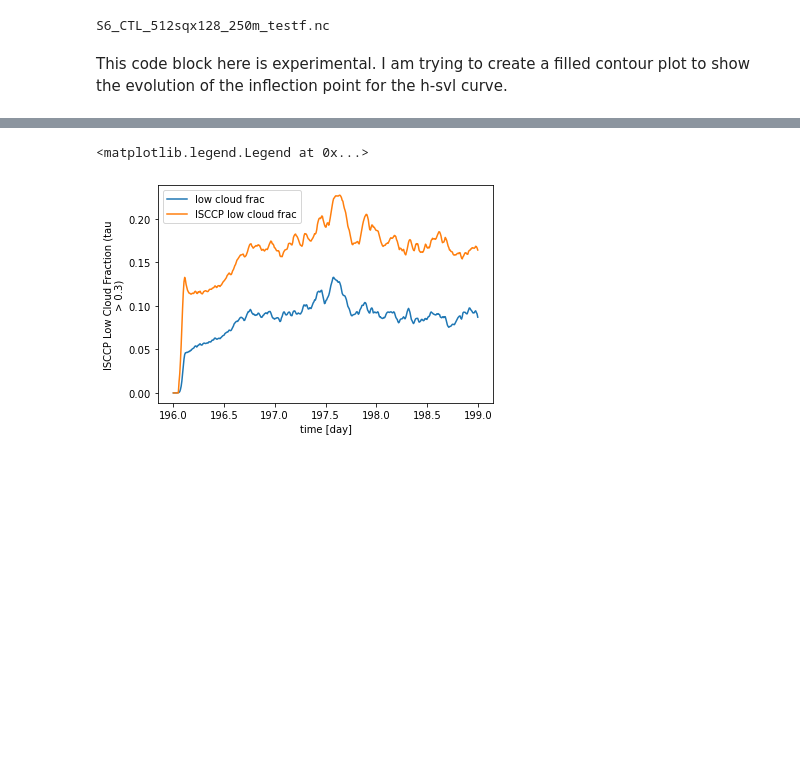
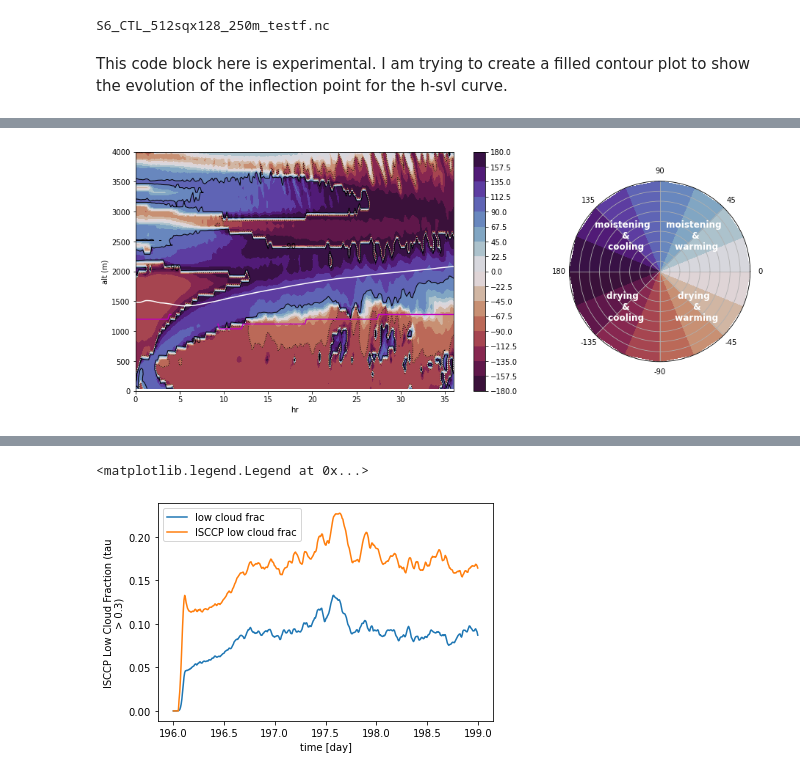
Before and after one commit to xychen-ocn/BB2017_analysis, a Jupyter notebook: examine_BB2017_MSE_Svl_Paluch_diagram.ipynb, the cells around one changed output, grey strips where cells are left out. Cells and saved outputs as stored; diff of their text form; code cells hidden in the pictures; blank space fills up the shorter version.

```diff
--- a/examine_BB2017_MSE_Svl_Paluch_diagram.ipynb
+++ b/examine_BB2017_MSE_Svl_Paluch_diagram.ipynb
@@ -16,7 +16,7 @@ import ipywidgets as widgets
 %matplotlib inline
 # %%
 # specify the data path:
-datadir = '/data/xchen/BB2017'
+datadir = r'/data/xchen/BB2017'
 
 folder1 = 'OUT_2D'
 folder2 = 'OUT_3D'    #
@@ -126,0 +274,73 @@ for it in range(len(ds_sub.time)):
+# %%
+# show this angle (t,z) in the Hovmoller plot:
+figname=r'/home/xchen/jupyter_notebook/LES/BB2017_analysis/output/Hovmoller_Svl_h_budget_directional_angle_' \
+        + testcase_label + '_first36hrs.jpg'
+
+levs=np.linspace(-180,180,17)
+tt, zz = np.meshgrid(simT_in_sec, ds_stat.z)
+fig = plt.figure(figsize=(15,6))
+#fig,ax = plt.subplots(1,3,figsize=(12,6))
+ax1 = plt.subplot(1,3,(1,2))
+#hm = plt.pcolormesh(tt/3600, zz, budget_angle.T, shading='flat', vmin = -180, vmax=180)
+hm = ax1.contourf(tt/3600, zz, budget_angle.T, levels=levs, cmap=cm.twilight_shifted_r)
+cs = ax1.contour(tt/3600, zz, budget_angle.T, [90], colors='k',
+            linewidths=1, linestyles='-')
+cs = ax1.contour(tt/3600, zz, budget_angle.T, [-90], colors='k',
+            linewidths=1, linestyles=':')
+plt.plot(simT_in_sec/3600, z_inflec,color='m')
+plt.plot(simT_in_sec/3600, ds_stat.ZINV.values*1000, color='w')
+ax1.clabel(cs, cs.levels)
+ax1.set_ylim(0,4000)
+ax1.set_xlim(0,36)
+hb=fig.colorbar(hm, ax=ax1, ticks=levs)
+hb.set_label='angle'
+hm.set_clim(-180, 180)
+ax1.set_xlabel('hr')
+ax1.set_ylabel('alt (m)')
+
+
+### second plot: as a legend to read this plot and then write about it a little bit more.
+theta_txt = [np.pi/4.0, 3/4.0*np.pi, -3/4.0*np.pi, -1/4.0*np.pi]
+r = 0.5*np.ones(np.shape(theta_txt))
+textstr=['moistening \n & \n warming', 'moistening \n &\n cooling',
+         'drying \n &\n cooling', 'drying \n &\n warming']
+
+# set up a meshgrid for polar coord:
+azimuths = np.radians(np.linspace(-180,180,17))
+zeniths = np.arange(0,1, 0.1)
+rs, ths =np.meshgrid(zeniths, azimuths)
+values = np.zeros(np.shape(rs))
+for i in range(len(azimuths)):
+    values[i,:] = azimuths[i]*180/np.pi
+
+
+ax2 = plt.subplot(1,3,3, projection='polar')
+for x, y, txt in zip(theta_txt,r, textstr):
+    #print(x,y,txt)
+    plt.text(x,y, txt, horizontalalignment='center', verticalalignment='center', color='w', fontsize=12,
+            fontweight='bold')
+    ax2.set_yticklabels([])
+    ax2.set_xticklabels([0,45,90,135,180,-135,-90,-45])
+    hc= ax2.contourf(ths, rs, values,levels=azimuths*180/np.pi, cmap=cm.twilight_shifted_r, vmin=-180, vmax=180)
+#plt.colorbar(hc, ax=ax2)
+#ax.grid(True)
+
+# ax3 = plt.subplot(2,3,(4,5))
+# hm = ax1.contourf(tt/3600, zz, budget_angle.T, levels=levs, cmap=cm.twilight_shifted_r)
+# cs = ax1.contour(tt/3600, zz, budget_angle.T, [90], colors='k',
+#             linewidths=1, linestyles='-')
+# cs = ax1.contour(tt/3600, zz, budget_angle.T, [-90], colors='k',
+#             linewidths=1, linestyles=':')
+# plt.plot(simT_in_sec/3600, z_inflec,color='m')
+# plt.plot(simT_in_sec/3600, ds_stat.ZINV.values*1000, color='w')
+# ax1.clabel(cs, cs.levels)
+# ax1.set_ylim(0,4000)
+# hb=fig.colorbar(hm, ax=ax1, ticks=levs)
+# hb.set_label='angle'
+# hm.set_clim(-180, 180)
+# ax1.set_xlabel('hr')
+# ax1.set_ylabel('alt (m)')
+#-- Save figure: --#
+fig.savefig(figname)
+# %% [output]
+[figure, added]
```
Also changed, not shown: parts of 25 cells of this notebook, 43 other files.
